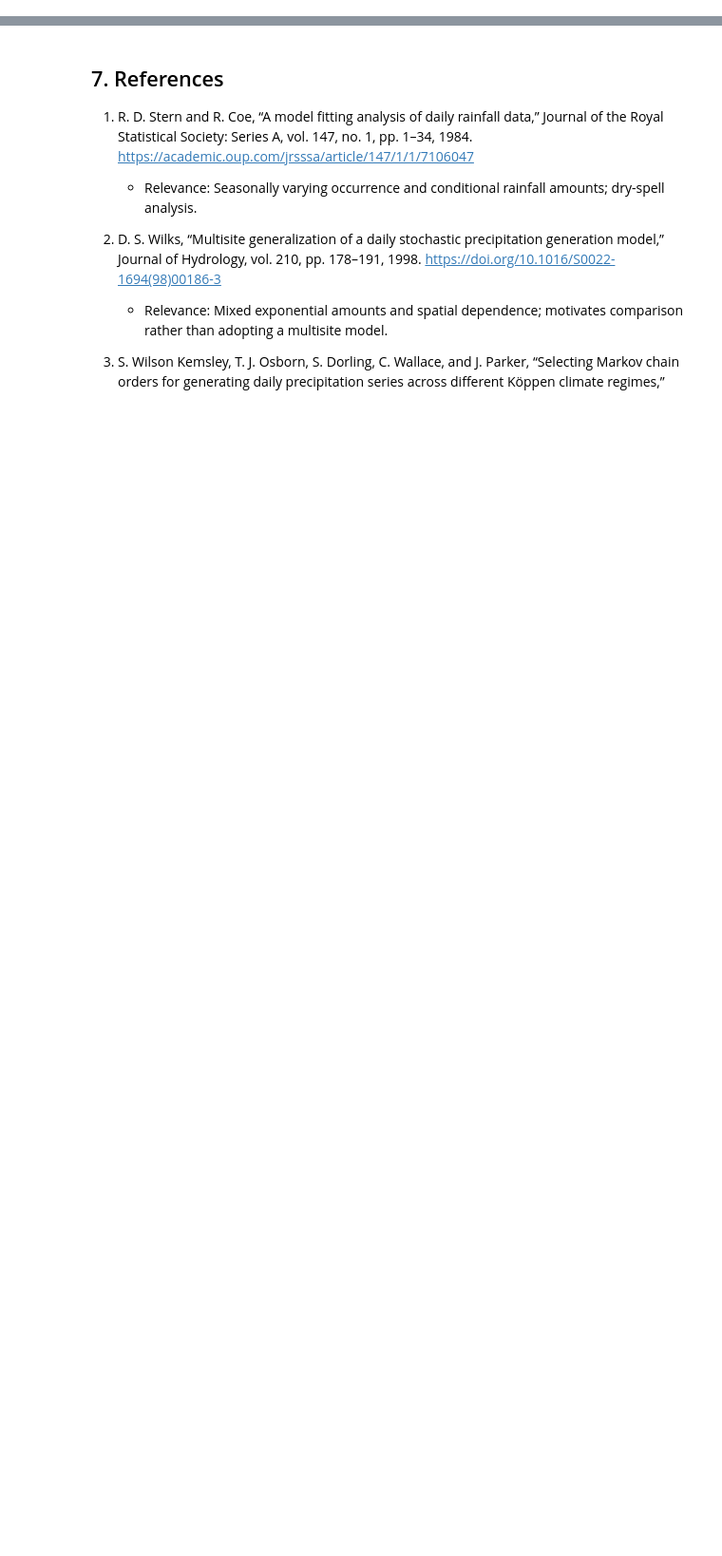
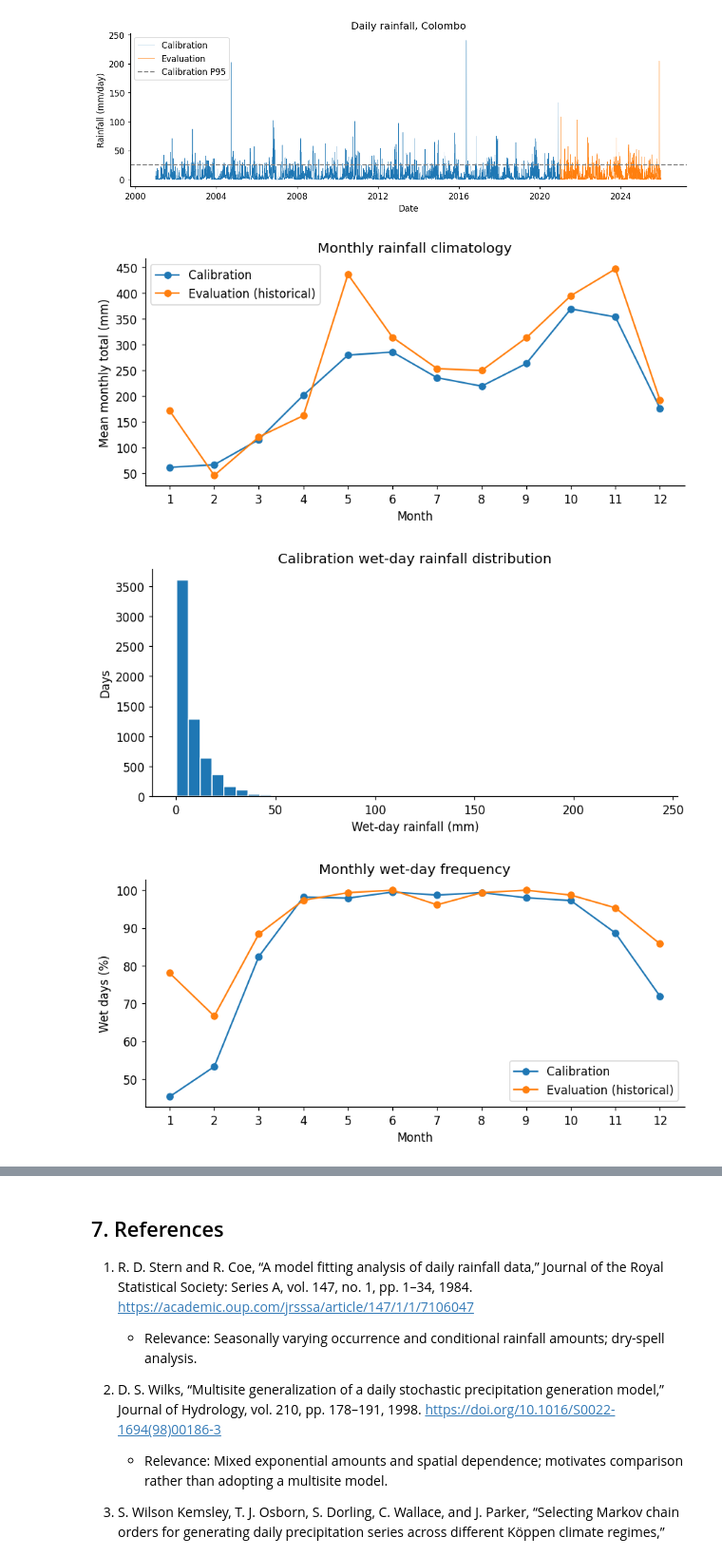
Before and after one commit to DilaraLiyanage/colombo-rainfall-simulator, a Jupyter notebook: notebook/colombo-rainfall-simulator.ipynb, the cells around one changed output, grey strips where cells are left out. Shown at 95% size. Drawn from its saved outputs; the diff is of its cells as text; code cells hidden in the pictures; blank space fills up the shorter version.

Commit message:
feat: preprocess and validate historical precipitation data

```diff
--- a/notebook/colombo-rainfall-simulator.ipynb
+++ b/notebook/colombo-rainfall-simulator.ipynb
@@ -49,0 +95,16 @@ Reanalysis is not a station observation. Short-memory models may miss persistent
+# %%
+# C03
+expected_hours = pd.date_range(START + pd.Timedelta(hours=1), END + pd.Timedelta(days=1), freq='h')
+selected = h.loc[expected_hours[0]:expected_hours[-1]]
+assert len(selected)==219144 and selected.index.equals(expected_hours)
+assert selected.notna().all() and (selected>=0).all()
+def aggregate(series, corrected=True):
+    dates = (series.index - pd.Timedelta(hours=int(corrected))).normalize()
+    grouped = series.groupby(dates)
+    return grouped.sum(), grouped.size()
+rain, counts = aggregate(selected)
+assert len(rain)==9131 and rain.index.equals(pd.date_range(START, END))
+assert (counts==24).all()
+assert np.isclose(selected.sum(), rain.sum(), rtol=1e-12, atol=1e-8)
+print('PASS: hourly continuity, uniqueness, finite nonnegative values, daily coverage, 24/day, mass conservation')
+print('Hourly records:', len(selected), 'Daily records:', len(rain), 'Total mm:', rain.sum())
@@ -49,0 +258,29 @@ Reanalysis is not a station observation. Short-memory models may miss persistent
+# %%
+# C08
+plt.rcParams.update({'font.size':11,'axes.spines.top':False,'axes.spines.right':False,'figure.dpi':110})
+def finish(fig, name):
+    fig.tight_layout(); fig.savefig(OUTPUT/'figures'/f'{name}.png',dpi=300,bbox_inches='tight'); plt.show(); plt.close(fig)
+fig,ax=plt.subplots(figsize=(11,3.8)); ax.plot(cal.date,cal.rainfall_mm,lw=.5,label='Calibration'); ax.plot(evaluation.date,evaluation.rainfall_mm,lw=.5,label='Evaluation'); ax.axhline(q95,ls='--',color='gray',label='Calibration P95'); ax.set(ylabel='Rainfall (mm/day)',xlabel='Date',title='Daily rainfall, Colombo'); ax.legend(); finish(fig,'F01_daily_rainfall')
+fig,ax=plt.subplots(figsize=(8,4));
+for part,label in [(cal,'Calibration'),(evaluation,'Evaluation (historical)')]:
+    monthly=part.groupby(['year','month']).rainfall_mm.sum().groupby('month').mean(); ax.plot(monthly.index,monthly.values,marker='o',label=label)
+ax.set(xticks=range(1,13),xlabel='Month',ylabel='Mean monthly total (mm)',title='Monthly rainfall climatology'); ax.legend(); finish(fig,'F02_monthly_climatology')
+fig,ax=plt.subplots(figsize=(8,4)); ax.hist(cal.loc[cal.is_wet,'rainfall_mm'],bins=40,edgecolor='white'); ax.set(xlabel='Wet-day rainfall (mm)',ylabel='Days',title='Calibration wet-day rainfall distribution'); finish(fig,'F03_wet_day_histogram')
+fig,ax=plt.subplots(figsize=(8,4));
+for part,label in [(cal,'Calibration'),(evaluation,'Evaluation (historical)')]:
+    s=part.groupby('month').is_wet.mean()*100; ax.plot(s.index,s.values,marker='o',label=label)
+ax.set(xticks=range(1,13),xlabel='Month',ylabel='Wet days (%)',title='Monthly wet-day frequency'); ax.legend(); finish(fig,'F04_monthly_wet_frequency')
+fig,ax=plt.subplots(figsize=(10,4));
+for part,label in [(cal,'Calibration'),(evaluation,'Evaluation')]:
+    s=part.groupby('year').rainfall_mm.sum(); ax.bar(s.index,s.values,label=label)
+ax.set(xlabel='Year',ylabel='Annual total (mm)',title='Annual rainfall totals'); ax.legend(); finish(fig,'F05_annual_rainfall')
+fig,ax=plt.subplots(figsize=(8,4)); seasons=['NEM','FIM','SWM','SIM']; ax.boxplot([cal.loc[cal.season==s,'rainfall_mm'] for s in seasons]); ax.set(xticks=range(1,5),xticklabels=seasons,ylabel='Rainfall (mm/day)',xlabel='Season',title='Calibration seasonal daily rainfall distributions'); finish(fig,'F06_seasonal_distributions')
+fig,axs=plt.subplots(1,2,figsize=(10,4),sharex=True,sharey=True); limit=comparison[['reference','corrected','uncorrected']].max().max();
+for ax,col in zip(axs,['corrected','uncorrected']):
+    ax.scatter(comparison.reference,comparison[col],s=5,alpha=.3); ax.plot([0,limit],[0,limit],ls='--',color='gray'); ax.set(xlabel='Provider daily total (mm)',title=col.capitalize()+f" | MAE {metrics.loc[col,'MAE_mm']:.3f} mm")
+axs[0].set_ylabel('Reconstructed total (mm)'); finish(fig,'F07_daily_aggregation_comparison')
+# %% [output]
+[figure, added]
+[figure, added]
+[figure, added]
+[figure, added]
```
Also changed, not shown: parts of 26 cells of this notebook, 10 other files.
